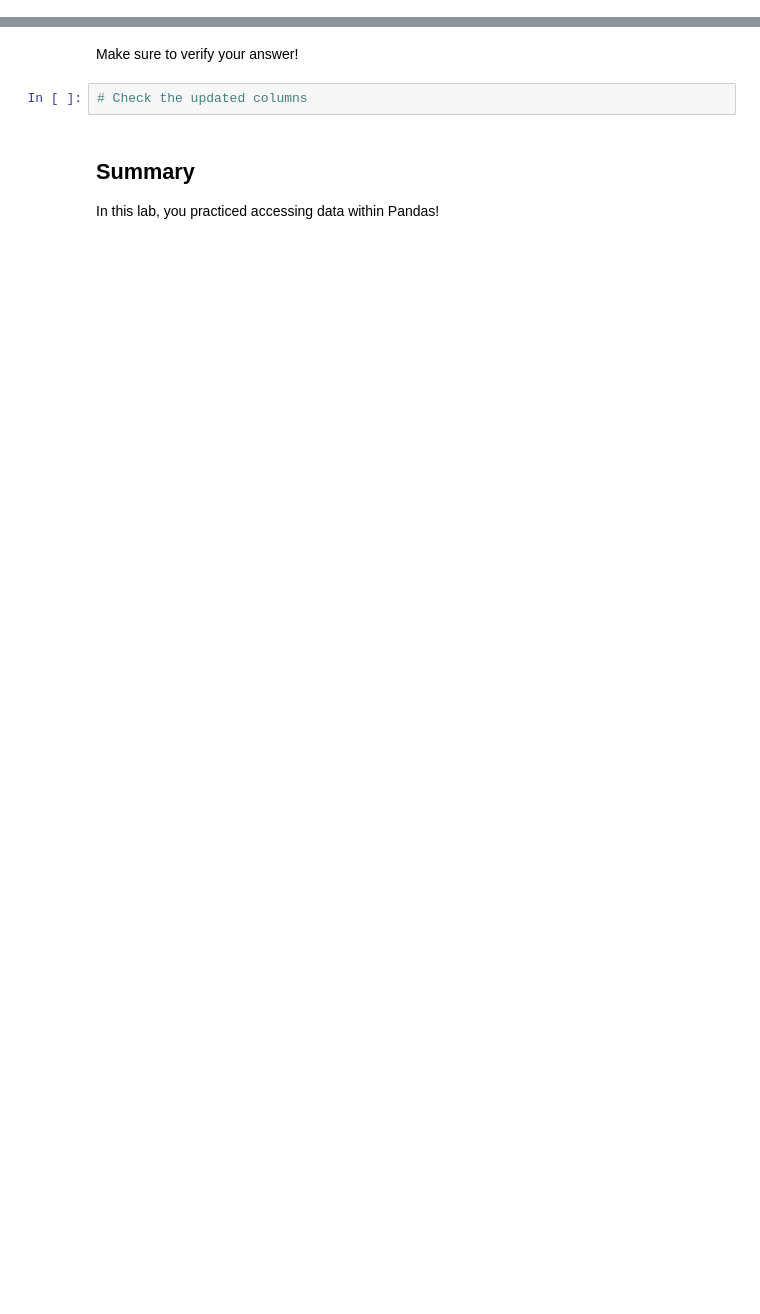
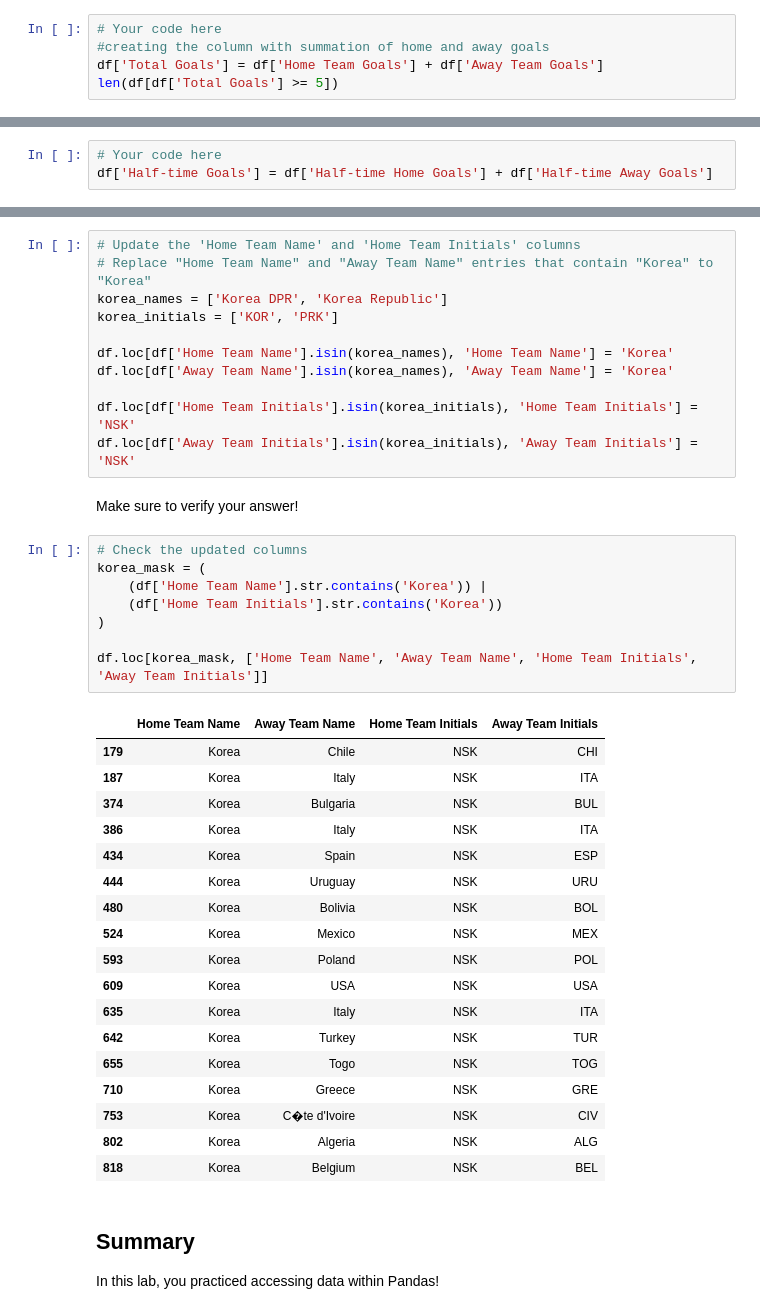
Before and after one commit to learn-co-curriculum/dsc-accessing-data-with-pandas-lab, a Jupyter notebook: index.ipynb, the cells around one changed output, grey strips where cells are left out. Cells and saved outputs as stored; diff of their text form; blank space fills up the shorter version.

```diff
--- a/index.ipynb
+++ b/index.ipynb
@@ -102,0 +257,5 @@ In World Cup history, **how many matches had 5 goals or more in total**? Create
+# %%
+# Your code here
+#creating the column with summation of home and away goals
+df['Total Goals'] = df['Home Team Goals'] + df['Away Team Goals']
+len(df[df['Total Goals'] >= 5])
@@ -107,3 +266,6 @@ Now **create a new column `"Half-time Goals"`** in `df` that includes both home
+# %%
+# Your code here
+df['Half-time Goals'] = df['Half-time Home Goals'] + df['Half-time Away Goals']
 # %%
 # Run this cell without changes to see your new column
 df.columns
@@ -121,7 +308,43 @@ Imagine that, for some reason, we simply want Korea listed as one entry, so we w
+# %%
+# Update the 'Home Team Name' and 'Home Team Initials' columns
+# Replace "Home Team Name" and "Away Team Name" entries that contain "Korea" to "Korea"
+korea_names = ['Korea DPR', 'Korea Republic']
+korea_initials = ['KOR', 'PRK']
+
+df.loc[df['Home Team Name'].isin(korea_names), 'Home Team Name'] = 'Korea'
+df.loc[df['Away Team Name'].isin(korea_names), 'Away Team Name'] = 'Korea'
+
+df.loc[df['Home Team Initials'].isin(korea_initials), 'Home Team Initials'] = 'NSK'
+df.loc[df['Away Team Initials'].isin(korea_initials), 'Away Team Initials'] = 'NSK'
 # %% [markdown]
 Make sure to verify your answer!
-# %%
-# Check the updated columns
+# %%
+# Check the updated columns
+korea_mask = (
+    (df['Home Team Name'].str.contains('Korea')) |
+    (df['Home Team Initials'].str.contains('Korea'))
+)
+
+df.loc[korea_mask, ['Home Team Name', 'Away Team Name', 'Home Team Initials', 'Away Team Initials']]
+# %% [output]
+|  | Home Team Name | Away Team Name | Home Team Initials | Away Team Initials |
+| 179 | Korea | Chile | NSK | CHI |
+| 187 | Korea | Italy | NSK | ITA |
+| 374 | Korea | Bulgaria | NSK | BUL |
+| 386 | Korea | Italy | NSK | ITA |
+| 434 | Korea | Spain | NSK | ESP |
+| 444 | Korea | Uruguay | NSK | URU |
+| 480 | Korea | Bolivia | NSK | BOL |
+| 524 | Korea | Mexico | NSK | MEX |
+| 593 | Korea | Poland | NSK | POL |
+| 609 | Korea | USA | NSK | USA |
+| 635 | Korea | Italy | NSK | ITA |
+| 642 | Korea | Turkey | NSK | TUR |
+| 655 | Korea | Togo | NSK | TOG |
+| 710 | Korea | Greece | NSK | GRE |
+| 753 | Korea | C�te d'Ivoire | NSK | CIV |
+| 802 | Korea | Algeria | NSK | ALG |
+| 818 | Korea | Belgium | NSK | BEL |
 # %% [markdown]
 ## Summary
 
```
Also changed, not shown: parts of 30 cells of this notebook.
